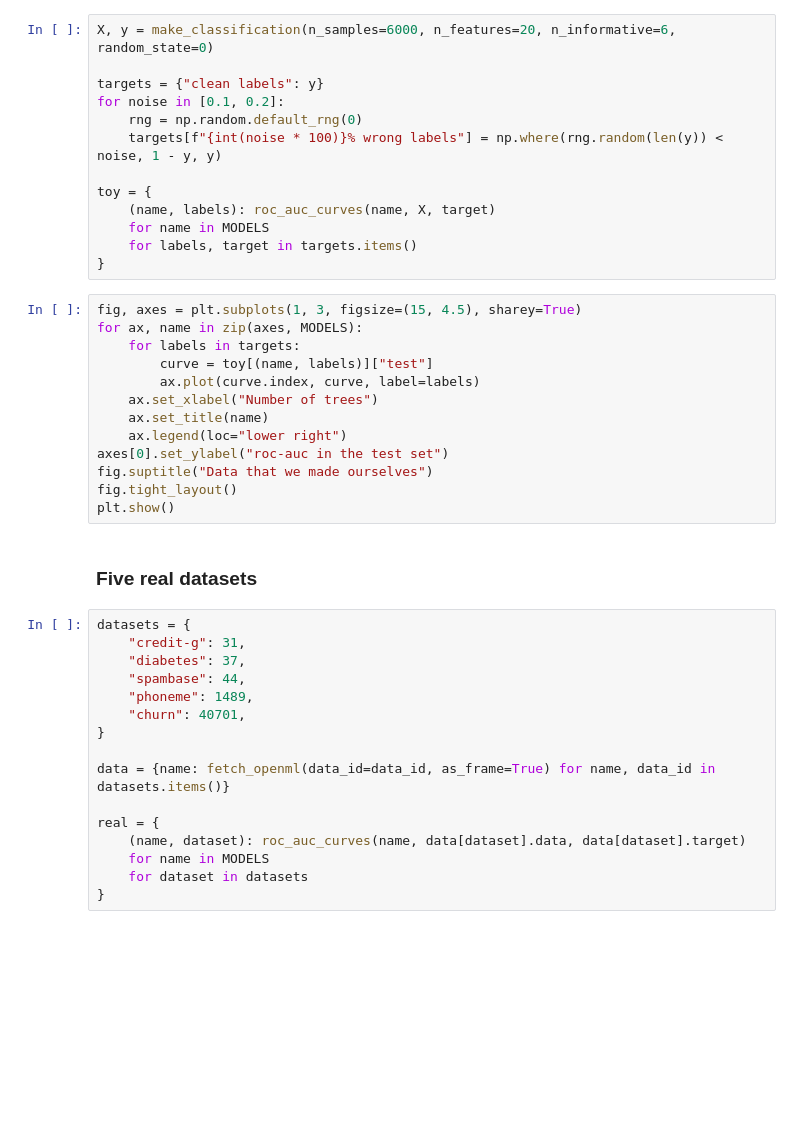
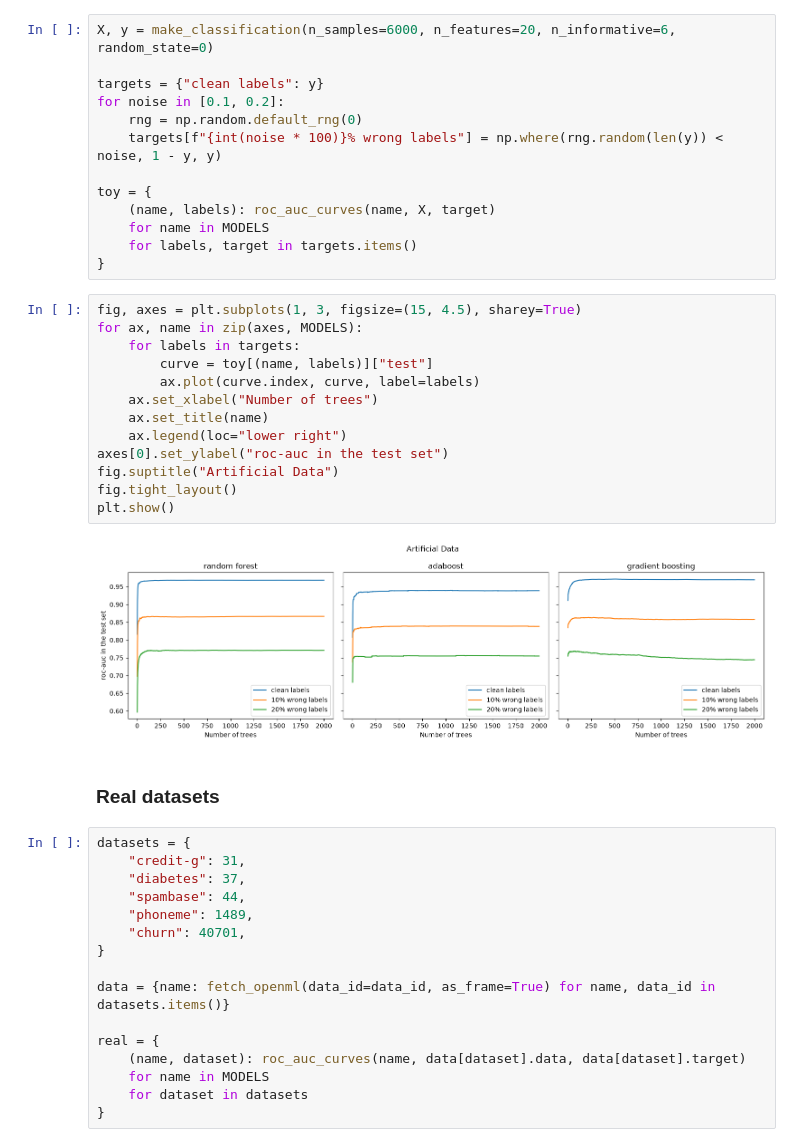
Before and after one commit to trainindata/master-tree-ensemble-models, a Jupyter notebook: newsletter/classification-number-of-trees.ipynb, the cells around one changed output. Saved outputs shown, nothing was run; the diff lists cells and outputs as text; blank space fills up the shorter version.

```diff
--- a/newsletter/classification-number-of-trees.ipynb
+++ b/newsletter/classification-number-of-trees.ipynb
@@ -90,18 +90,20 @@ toy = {
 # %%
 fig, axes = plt.subplots(1, 3, figsize=(15, 4.5), sharey=True)
 for ax, name in zip(axes, MODELS):
     for labels in targets:
         curve = toy[(name, labels)]["test"]
         ax.plot(curve.index, curve, label=labels)
     ax.set_xlabel("Number of trees")
     ax.set_title(name)
     ax.legend(loc="lower right")
 axes[0].set_ylabel("roc-auc in the test set")
-fig.suptitle("Data that we made ourselves")
+fig.suptitle("Artificial Data")
 fig.tight_layout()
 plt.show()
+# %% [output]
+[figure, added]
 # %% [markdown]
-### Five real datasets
+### Real datasets
 # %%
 datasets = {
     "credit-g": 31,
```
Also changed, not shown: parts of 7 cells of this notebook, 3 other files.
